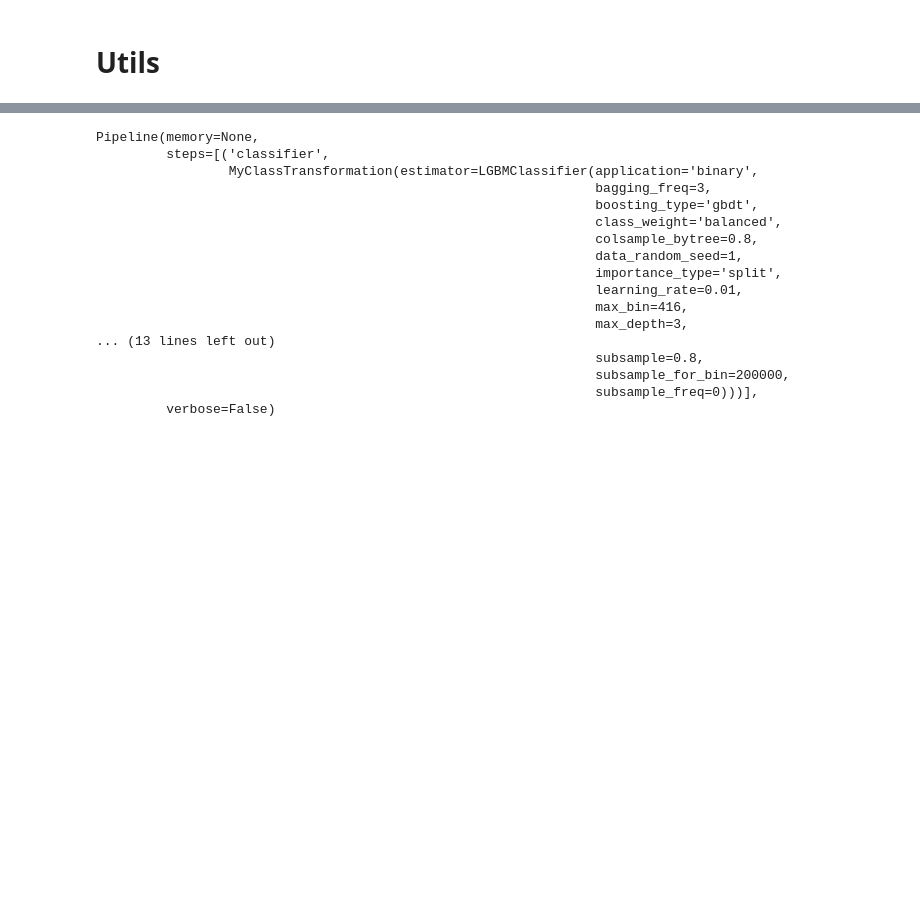
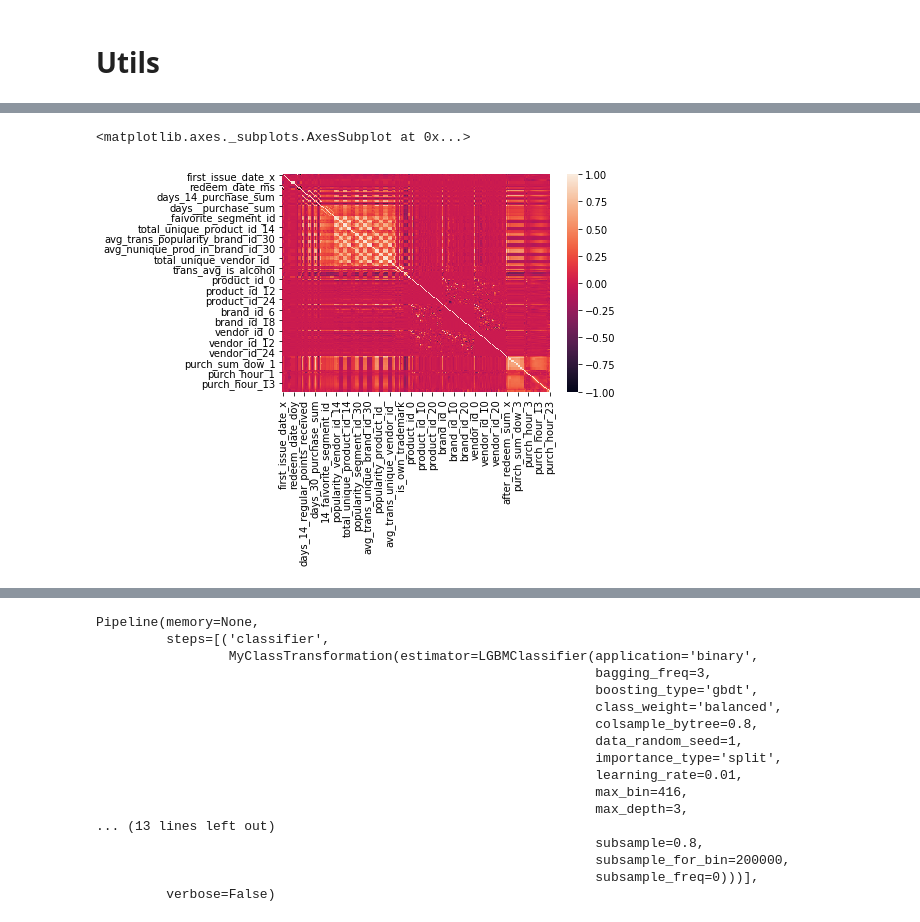
Before and after one commit to GA239/DS_course, a Jupyter notebook: HW5/retail_X5.ipynb, the cells around one changed output, grey strips where cells are left out. Cells and saved outputs as stored; diff of their text form; code cells hidden in the pictures; blank space fills up the shorter version.

```diff
--- a/HW5/retail_X5.ipynb
+++ b/HW5/retail_X5.ipynb
@@ -411,0 +668,6 @@ features.shape
+# %%
+corr = features.corr()
+sns.heatmap(corr)
+# %% [output]
+<matplotlib.axes._subplots.AxesSubplot at 0x...>
+[figure, added]
```
Also changed, not shown: parts of 75 cells of this notebook, 13 other files.
